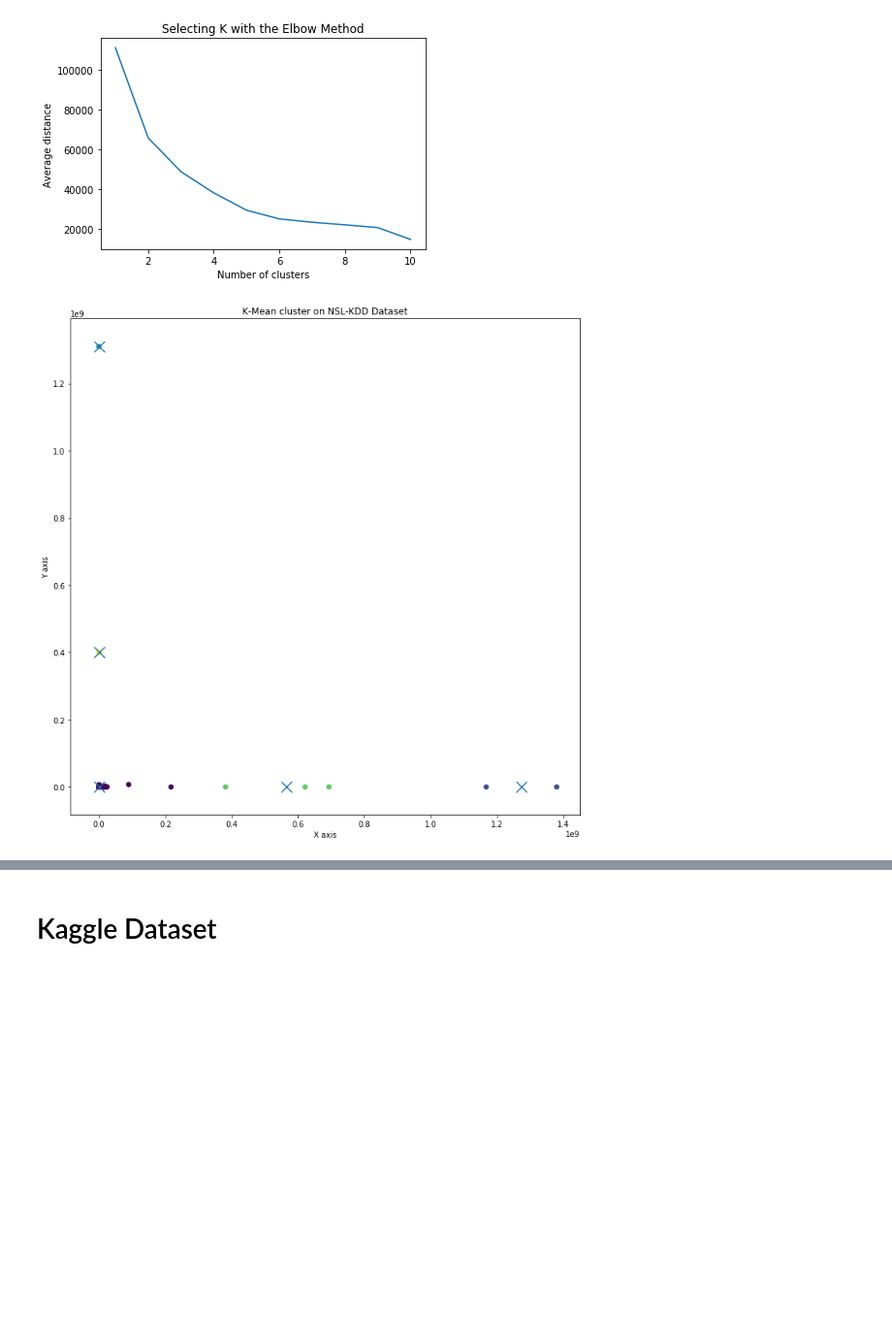
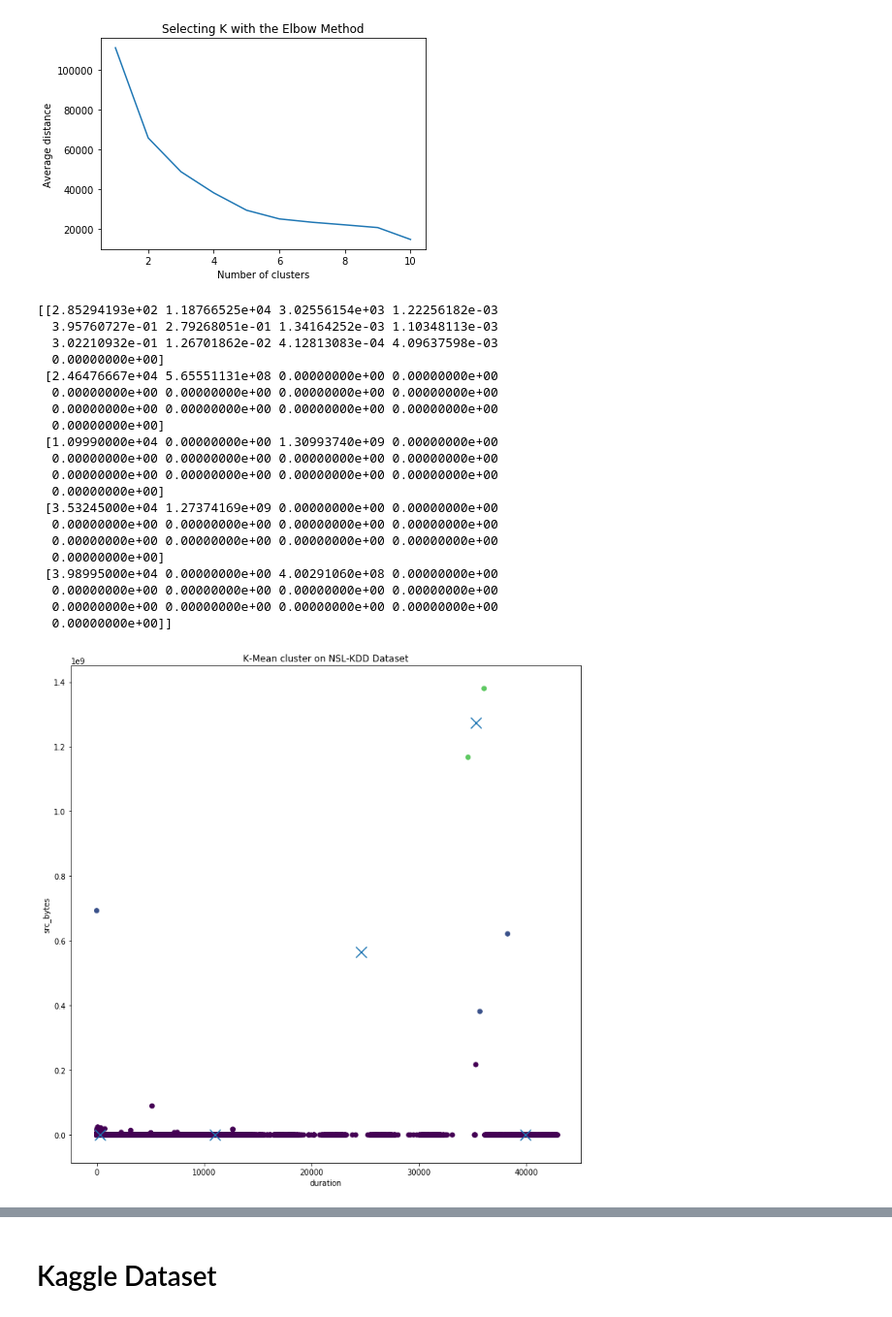
Before and after one commit to BaiKongQue/CSCI-191T_Security_Group, a Jupyter notebook: Security Group Project.ipynb, the cells around one changed output, grey strips where cells are left out. Shown: that part at 97% size. Cells and saved outputs as stored; diff of their text form; code cells hidden in the pictures; blank space fills up the shorter version.

Commit message:
playing around with datasets and cleanup a little.

```diff
--- a/Security Group Project.ipynb
+++ b/Security Group Project.ipynb
@@ -17,8 +17,8 @@ def k_mean(K, dataset, title="K-Mean Cluster Plot", xLabel="X axis", yLabel="Y a
 
     %matplotlib inline
     plt.figure(figsize=(12,12))
-    plt.scatter(dataset.iloc[:,0], dataset.iloc[:,1], marker='o', facecolors='none', c=y_pred)
-#     sns.swarmplot(x=dataset.iloc[:,0], y=dataset.iloc[:,1], data=dataset)
+    print(centroids)
+    plt.scatter(dataset[xLabel], dataset[yLabel], marker='o', alpha=1, c=y_pred)
     plt.scatter(centroids[:,0],centroids[:,1], marker='x', s = 200, linewidths=2)
     plt.xlabel(xLabel)
     plt.ylabel(yLabel)
@@ -75,7 +75,7 @@ kddDF.describe()
 | max | 42908.00000 | 1.379964e+09 | 1.309937e+09 | 3.000000 | 3.000000 | 77.000000 | 5.000000 | 7479.000000 | ... |
 8 rows × 34 columns
 # %%
-feat = ['src_bytes', 'dst_bytes', 'num_failed_logins', 'logged_in', 'num_compromised',
+feat = ['duration', 'src_bytes', 'dst_bytes', 'num_failed_logins', 'logged_in', 'num_compromised',
             'root_shell', 'su_attempted', 'num_root', 'num_file_creations', 'num_shells',
             'num_access_files', 'num_outbound_cmds']
 kddData = kddDF[feat]
@@ -93,9 +93,29 @@ find_k_graph(10, kddData.drop(["Class"], axis=1))
 # %% [output]
 [figure]
 # %%
-k_mean(5, kddDF[feat], "K-Mean cluster on NSL-KDD Dataset")
+k_mean(5, kddDF[feat], "K-Mean cluster on NSL-KDD Dataset", "duration", "src_bytes")
 # %% [output]
+[[2.85294193e+02 1.18766525e+04 3.02556154e+03 1.22256182e-03
+  3.95760727e-01 2.79268051e-01 1.34164252e-03 1.10348113e-03
+  3.02210932e-01 1.26701862e-02 4.12813083e-04 4.09637598e-03
+  0.00000000e+00]
+ [2.46476667e+04 5.65551131e+08 0.00000000e+00 0.00000000e+00
+  0.00000000e+00 0.00000000e+00 0.00000000e+00 0.00000000e+00
+  0.00000000e+00 0.00000000e+00 0.00000000e+00 0.00000000e+00
+  0.00000000e+00]
+ [1.09990000e+04 0.00000000e+00 1.30993740e+09 0.00000000e+00
+  0.00000000e+00 0.00000000e+00 0.00000000e+00 0.00000000e+00
+  0.00000000e+00 0.00000000e+00 0.00000000e+00 0.00000000e+00
+  0.00000000e+00]
+ [3.53245000e+04 1.27374169e+09 0.00000000e+00 0.00000000e+00
+  0.00000000e+00 0.00000000e+00 0.00000000e+00 0.00000000e+00
+  0.00000000e+00 0.00000000e+00 0.00000000e+00 0.00000000e+00
+  0.00000000e+00]
+ [3.98995000e+04 0.00000000e+00 4.00291060e+08 0.00000000e+00
+  0.00000000e+00 0.00000000e+00 0.00000000e+00 0.00000000e+00
+  0.00000000e+00 0.00000000e+00 0.00000000e+00 0.00000000e+00
+  0.00000000e+00]]
-[figure, old version]
+[figure, new version]
 # %%
 swarm_all(kddData[:500], "Class")
 # %% [output]
```
Also changed, not shown: parts of 2 cells of this notebook.
